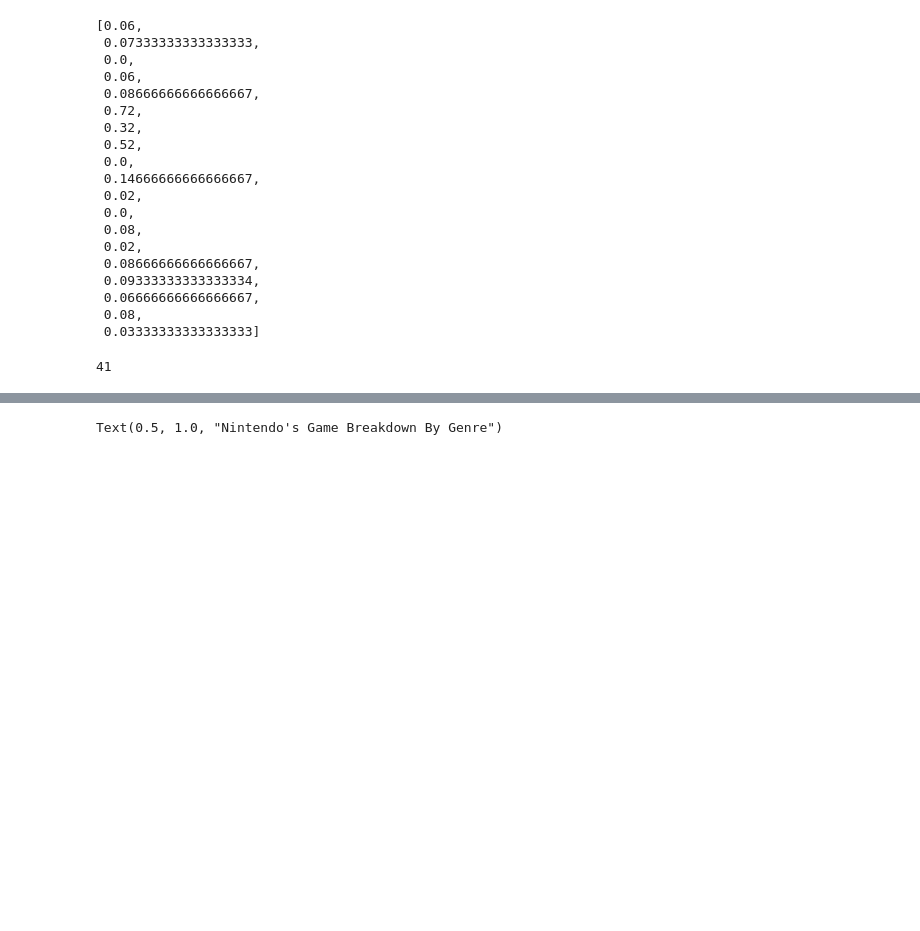
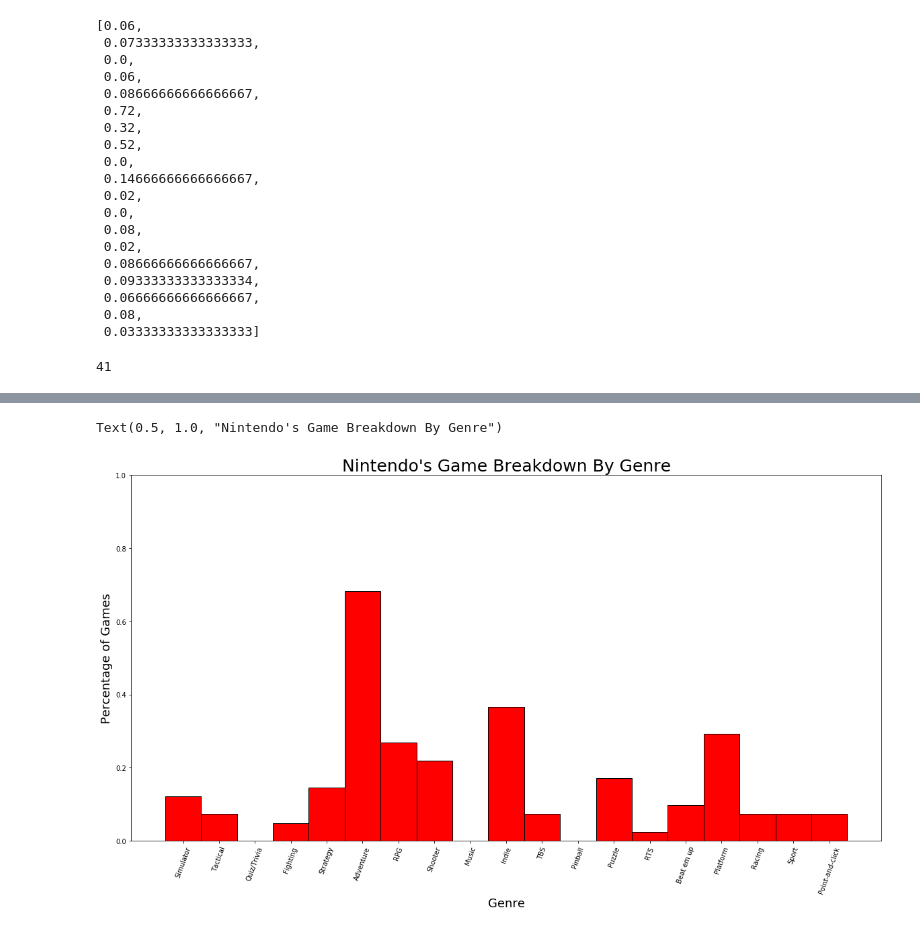
Before and after one commit to Judahesses/IGDB-Project-1, a Jupyter notebook: igdb-project-1.ipynb, the cells around one changed output, grey strips where cells are left out. Saved outputs shown, nothing was run; the diff lists cells and outputs as text; code cells hidden in the pictures; blank space fills up the shorter version.

```diff
--- a/igdb-project-1.ipynb
+++ b/igdb-project-1.ipynb
@@ -571,8 +506,9 @@ Text(0.5, 1.0, "Playstation's Game Breakdown By Genre")
 # %%
-new_figure_3 = plt.figure(figsize=(10,8))
+new_figure_3 = plt.figure(figsize=(20,10))
 ax3 = new_figure_3.add_subplot(111, ymargin=.01, ylim = (0.0, 1.0))
-ax3.bar(y_nintendo, x_nintendo, width=1, bottom=None, edgecolor = 'black', linewidth = 1)
-ax3.set_xlabel('Genre', size=10)
-ax3.set_ylabel('Percentage of Games', size = 10)
-ax3.set_title("Nintendo's Game Breakdown By Genre", size=15)
+ax3.bar(y_nintendo, x_nintendo, width=1, bottom=None, edgecolor = 'black', linewidth = 1, color='red')
+ax3.set_xticklabels(y_ps, rotation=70)
+ax3.set_xlabel('Genre', size=18)
+ax3.set_ylabel('Percentage of Games', size = 18)
+ax3.set_title("Nintendo's Game Breakdown By Genre", size=25)
 # %% [output]
@@ -581 +515,2 @@ ax3.set_title("Nintendo's Game Breakdown By Genre", size=15)
 Text(0.5, 1.0, "Nintendo's Game Breakdown By Genre")
+[figure, added]
```
Also changed, not shown: parts of 12 cells of this notebook.
